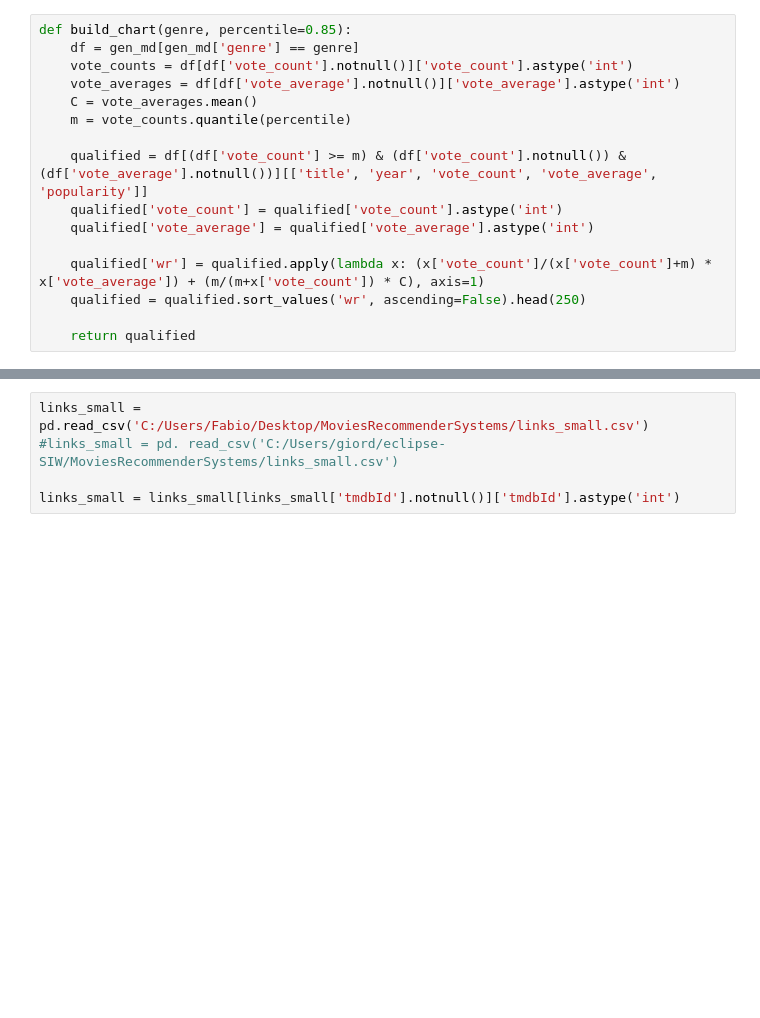
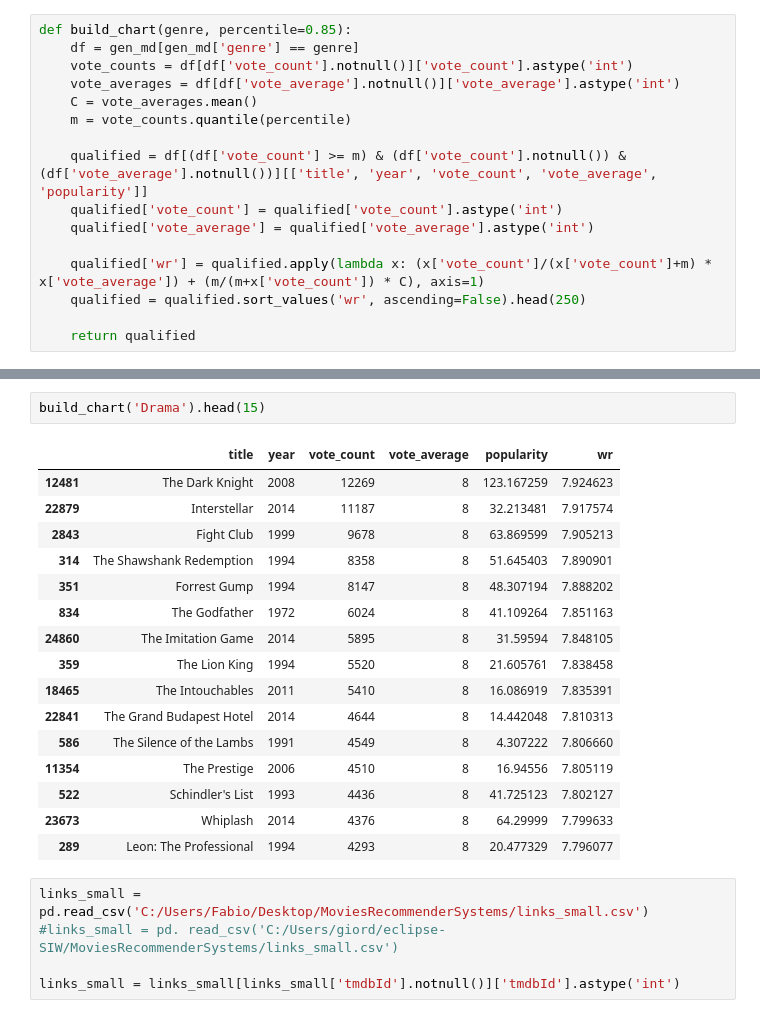
Before and after one commit to GiuliaCastagnacci/MoviesRecommenderSystems, a Jupyter notebook: Movie.ipynb, the cells around one changed output, grey strips where cells are left out. Cells and saved outputs as stored; diff of their text form; blank space fills up the shorter version.

```diff
--- a/Movie.ipynb
+++ b/Movie.ipynb
@@ -110,3 +120,22 @@ def build_chart(genre, percentile=0.85):
+# %%
+build_chart('Drama').head(15)
+# %% [output]
+|  | title | year | vote_count | vote_average | popularity | wr |
+| 12481 | The Dark Knight | 2008 | 12269 | 8 | 123.167259 | 7.924623 |
+| 22879 | Interstellar | 2014 | 11187 | 8 | 32.213481 | 7.917574 |
+| 2843 | Fight Club | 1999 | 9678 | 8 | 63.869599 | 7.905213 |
+| 314 | The Shawshank Redemption | 1994 | 8358 | 8 | 51.645403 | 7.890901 |
+| 351 | Forrest Gump | 1994 | 8147 | 8 | 48.307194 | 7.888202 |
+| 834 | The Godfather | 1972 | 6024 | 8 | 41.109264 | 7.851163 |
+| 24860 | The Imitation Game | 2014 | 5895 | 8 | 31.59594 | 7.848105 |
+| 359 | The Lion King | 1994 | 5520 | 8 | 21.605761 | 7.838458 |
+| 18465 | The Intouchables | 2011 | 5410 | 8 | 16.086919 | 7.835391 |
+| 22841 | The Grand Budapest Hotel | 2014 | 4644 | 8 | 14.442048 | 7.810313 |
+| 586 | The Silence of the Lambs | 1991 | 4549 | 8 | 4.307222 | 7.806660 |
+| 11354 | The Prestige | 2006 | 4510 | 8 | 16.94556 | 7.805119 |
+| 522 | Schindler's List | 1993 | 4436 | 8 | 41.725123 | 7.802127 |
+| 23673 | Whiplash | 2014 | 4376 | 8 | 64.29999 | 7.799633 |
+| 289 | Leon: The Professional | 1994 | 4293 | 8 | 20.477329 | 7.796077 |
 # %%
 links_small = pd.read_csv('C:/Users/Fabio/Desktop/MoviesRecommenderSystems/links_small.csv')
 #links_small = pd. read_csv('C:/Users/giord/eclipse-SIW/MoviesRecommenderSystems/links_small.csv')
```
Also changed, not shown: parts of 11 cells of this notebook.
